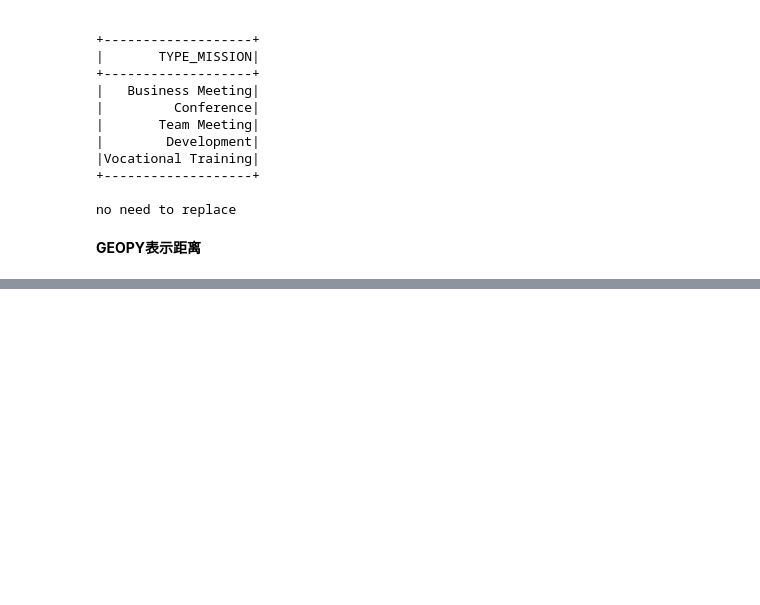
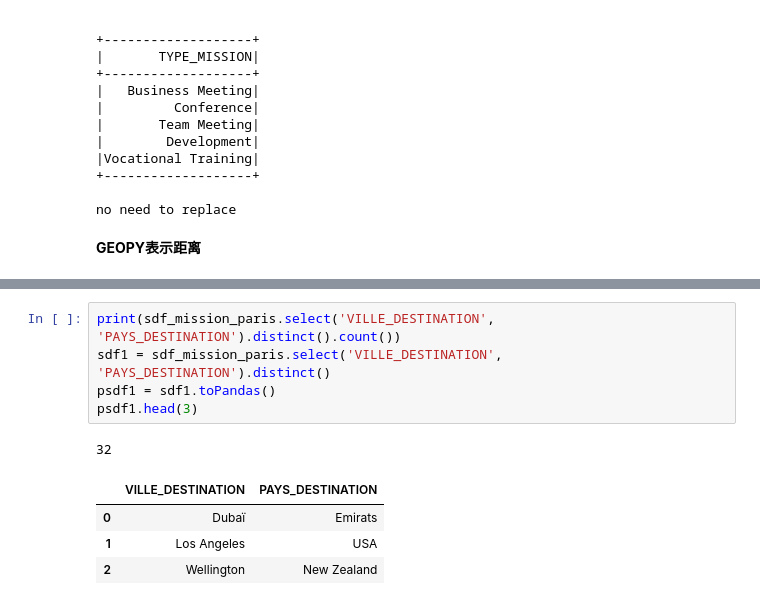
Before and after one commit to lvga1228/NF26_DATAWAREHOUSE, a Jupyter notebook: BDD_BGES/test.ipynb, the cells around one changed output, grey strips where cells are left out. Drawn from its saved outputs; the diff is of its cells as text; blank space fills up the shorter version.

```diff
--- a/BDD_BGES/test.ipynb
+++ b/BDD_BGES/test.ipynb
@@ -616,0 +617,11 @@ KeyboardInterrupt:
+# %%
+print(sdf_mission_paris.select('VILLE_DESTINATION', 'PAYS_DESTINATION').distinct().count())
+sdf1 = sdf_mission_paris.select('VILLE_DESTINATION', 'PAYS_DESTINATION').distinct()
+psdf1 = sdf1.toPandas()
+psdf1.head(3)
+# %% [output]
+32
+|  | VILLE_DESTINATION | PAYS_DESTINATION |
+| 0 | Dubaï | Emirats |
+| 1 | Los Angeles | USA |
+| 2 | Wellington | New Zealand |
```
Also changed, not shown: parts of 11 cells of this notebook.
